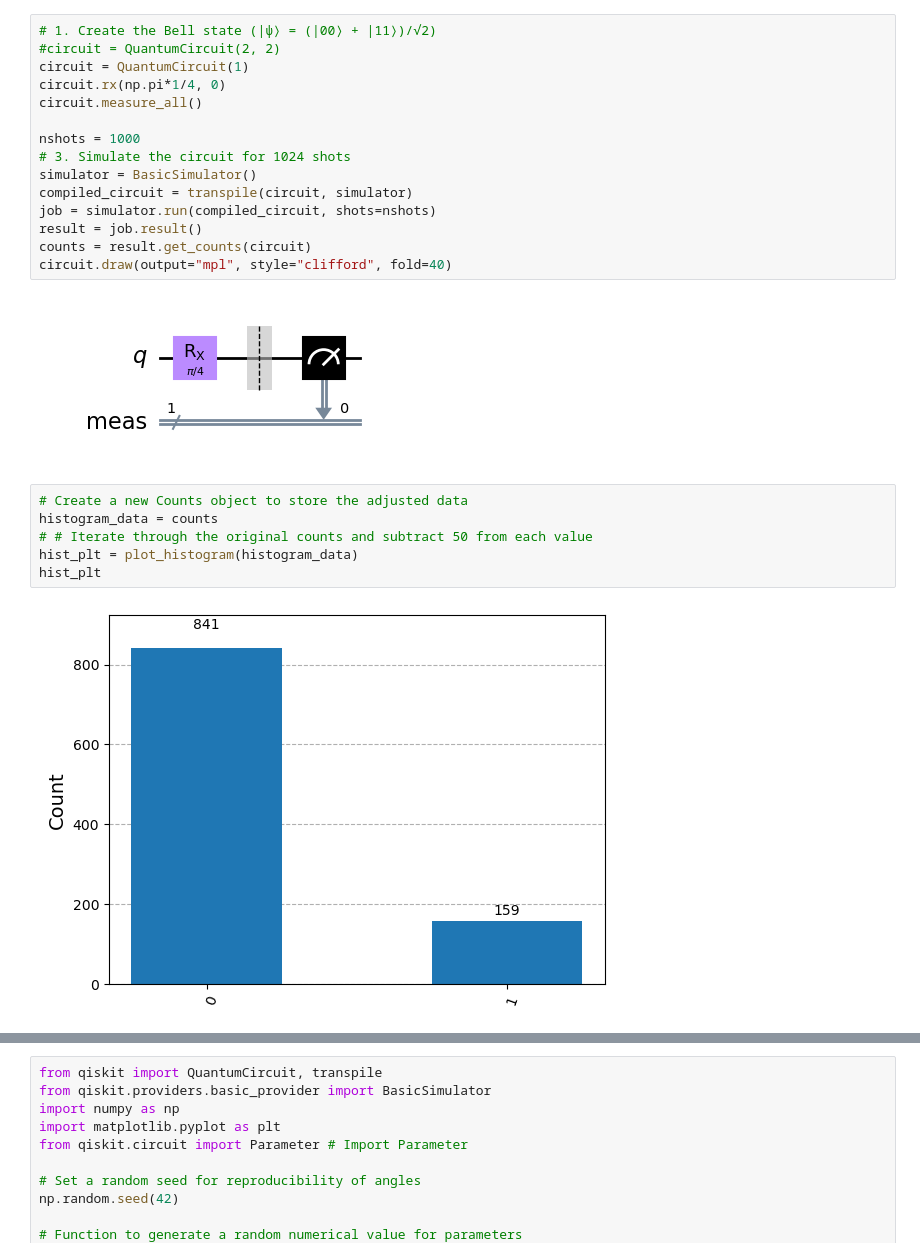
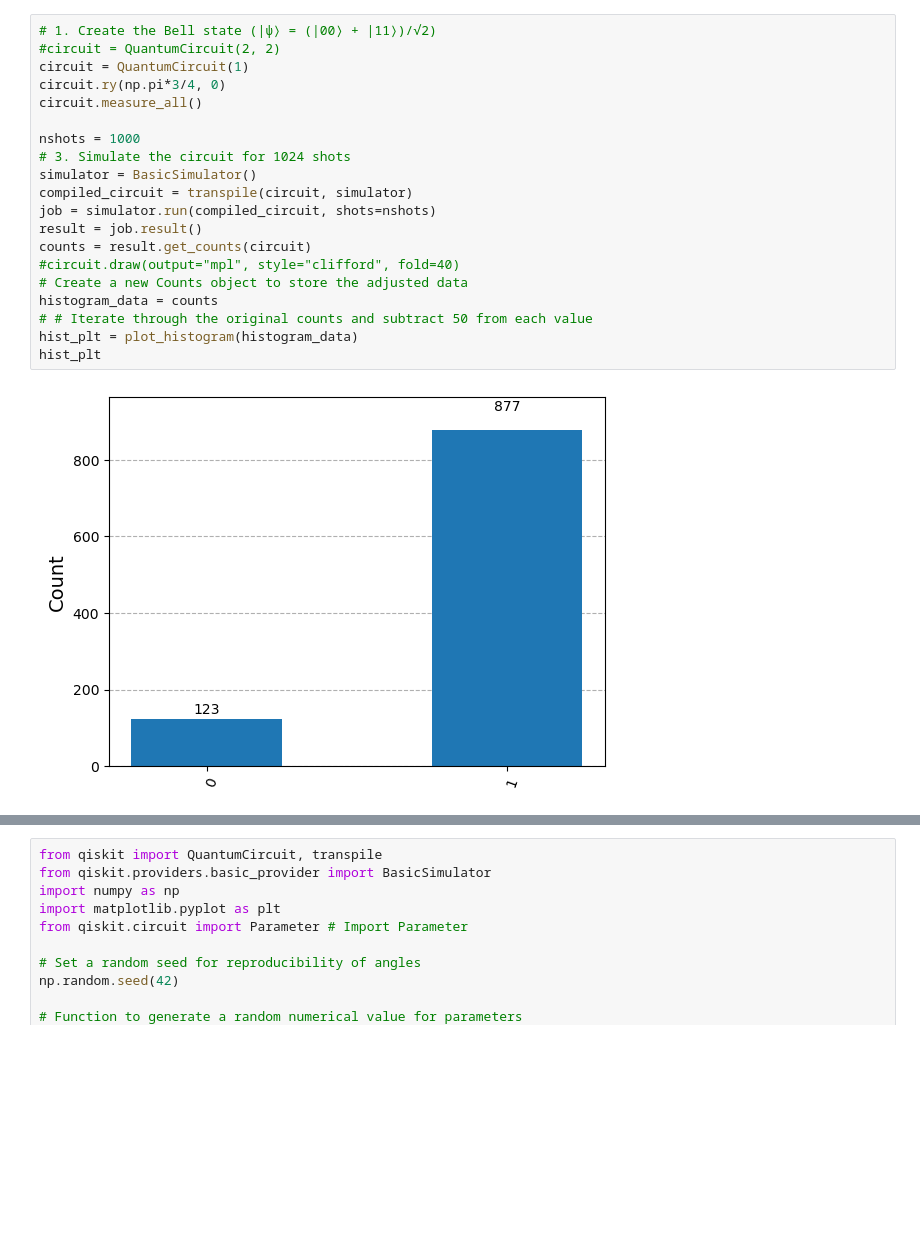
Before and after one commit to cailab-tamu/QuantumXCT, a Jupyter notebook: python/bell_dist_opt.ipynb, the cells around one changed output, grey strips where cells are left out. Saved outputs shown, nothing was run; the diff lists cells and outputs as text; blank space fills up the shorter version.

```diff
--- a/python/bell_dist_opt.ipynb
+++ b/python/bell_dist_opt.ipynb
@@ -168,25 +168,22 @@ SparsePauliOp(['III', 'IIZ', 'IZI', 'IZZ', 'ZII', 'ZIZ', 'ZZI', 'ZZZ'],
 # %%
 # 1. Create the Bell state (|ψ⟩ = (|00⟩ + |11⟩)/√2)
 #circuit = QuantumCircuit(2, 2)
 circuit = QuantumCircuit(1)
-circuit.rx(np.pi*1/4, 0)
+circuit.ry(np.pi*3/4, 0)
 circuit.measure_all()
 
 nshots = 1000
 # 3. Simulate the circuit for 1024 shots
 simulator = BasicSimulator()
 compiled_circuit = transpile(circuit, simulator)
 job = simulator.run(compiled_circuit, shots=nshots)
 result = job.result()
 counts = result.get_counts(circuit)
-circuit.draw(output="mpl", style="clifford", fold=40)
+#circuit.draw(output="mpl", style="clifford", fold=40)
+# Create a new Counts object to store the adjusted data
+histogram_data = counts
+# # Iterate through the original counts and subtract 50 from each value
+hist_plt = plot_histogram(histogram_data)
+hist_plt
 # %% [output]
-[figure, old version]
+[figure, new version]
-# %%
-# Create a new Counts object to store the adjusted data
-histogram_data = counts
-# # Iterate through the original counts and subtract 50 from each value
-hist_plt = plot_histogram(histogram_data)
-hist_plt
-# %% [output]
-[figure, removed]
```
Also changed, not shown: parts of 32 cells of this notebook, 1 other file.
